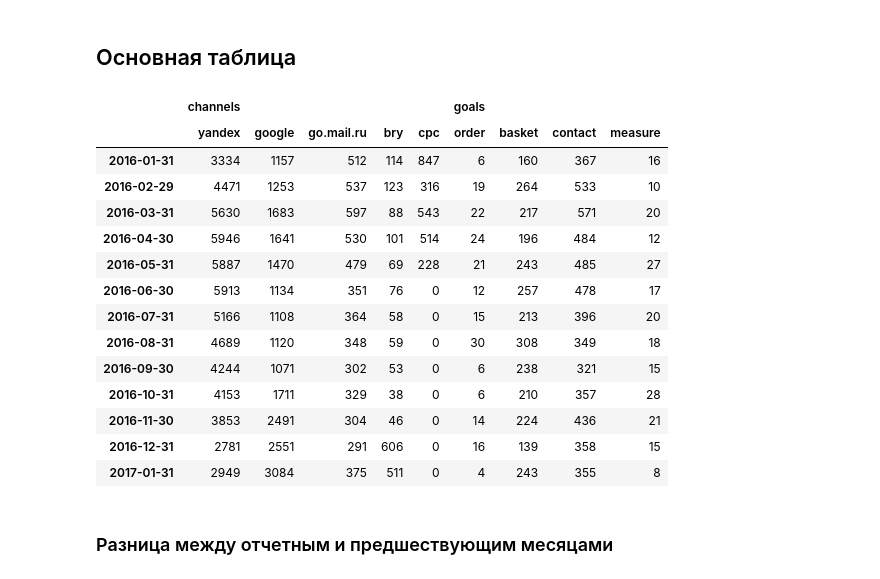
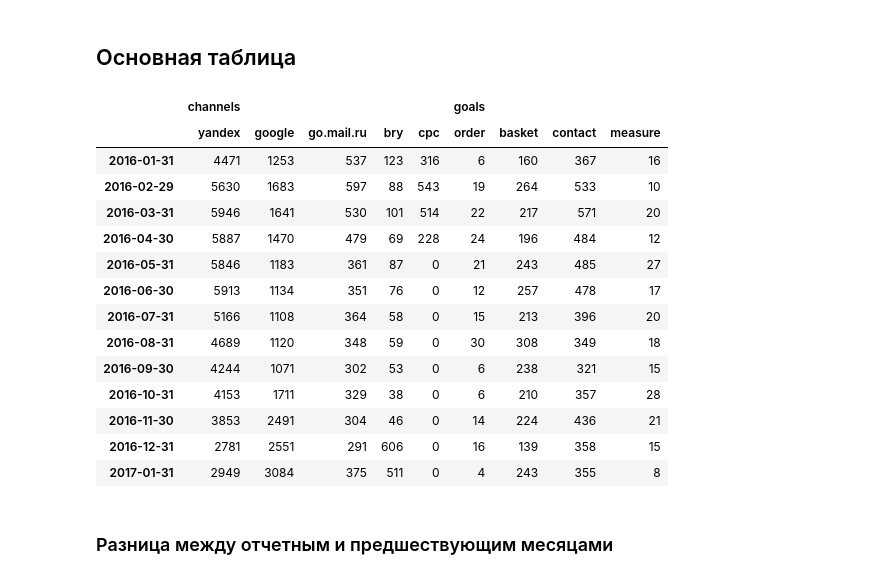
Before and after one commit to robosnob/took-took.ru, a Jupyter notebook: Reports/Took-Took.ru.ipynb, the cells around one changed output. Saved outputs shown, nothing was run; the diff lists cells and outputs as text; code cells hidden in the pictures.

Commit message:
update report table

```diff
--- a/Reports/Took-Took.ru.ipynb
+++ b/Reports/Took-Took.ru.ipynb
@@ -26,24 +26,24 @@ prev_month = curr_month - offset
 'January 2017'
 # %% [markdown]
 <h2>Основная таблица</h2>
-# %%
-report
-# %% [output]
-|  | channels |  |  |  |  | goals |  |  |  |
-|  | yandex | google | go.mail.ru | bry | cpc | order | basket | contact | measure |
-| 2016-01-31 | 3334 | 1157 | 512 | 114 | 847 | 6 | 160 | 367 | 16 |
-| 2016-02-29 | 4471 | 1253 | 537 | 123 | 316 | 19 | 264 | 533 | 10 |
-| 2016-03-31 | 5630 | 1683 | 597 | 88 | 543 | 22 | 217 | 571 | 20 |
-| 2016-04-30 | 5946 | 1641 | 530 | 101 | 514 | 24 | 196 | 484 | 12 |
-| 2016-05-31 | 5887 | 1470 | 479 | 69 | 228 | 21 | 243 | 485 | 27 |
-| 2016-06-30 | 5913 | 1134 | 351 | 76 | 0 | 12 | 257 | 478 | 17 |
-| 2016-07-31 | 5166 | 1108 | 364 | 58 | 0 | 15 | 213 | 396 | 20 |
-| 2016-08-31 | 4689 | 1120 | 348 | 59 | 0 | 30 | 308 | 349 | 18 |
-| 2016-09-30 | 4244 | 1071 | 302 | 53 | 0 | 6 | 238 | 321 | 15 |
-| 2016-10-31 | 4153 | 1711 | 329 | 38 | 0 | 6 | 210 | 357 | 28 |
-| 2016-11-30 | 3853 | 2491 | 304 | 46 | 0 | 14 | 224 | 436 | 21 |
-| 2016-12-31 | 2781 | 2551 | 291 | 606 | 0 | 16 | 139 | 358 | 15 |
-| 2017-01-31 | 2949 | 3084 | 375 | 511 | 0 | 4 | 243 | 355 | 8 |
+# %%
+report['2016':'2017'] # данные за 2016-2017
+# %% [output]
+|  | channels |  |  |  |  | goals |  |  |  |
+|  | yandex | google | go.mail.ru | bry | cpc | order | basket | contact | measure |
+| 2016-01-31 | 4471 | 1253 | 537 | 123 | 316 | 6 | 160 | 367 | 16 |
+| 2016-02-29 | 5630 | 1683 | 597 | 88 | 543 | 19 | 264 | 533 | 10 |
+| 2016-03-31 | 5946 | 1641 | 530 | 101 | 514 | 22 | 217 | 571 | 20 |
+| 2016-04-30 | 5887 | 1470 | 479 | 69 | 228 | 24 | 196 | 484 | 12 |
+| 2016-05-31 | 5846 | 1183 | 361 | 87 | 0 | 21 | 243 | 485 | 27 |
+| 2016-06-30 | 5913 | 1134 | 351 | 76 | 0 | 12 | 257 | 478 | 17 |
+| 2016-07-31 | 5166 | 1108 | 364 | 58 | 0 | 15 | 213 | 396 | 20 |
+| 2016-08-31 | 4689 | 1120 | 348 | 59 | 0 | 30 | 308 | 349 | 18 |
+| 2016-09-30 | 4244 | 1071 | 302 | 53 | 0 | 6 | 238 | 321 | 15 |
+| 2016-10-31 | 4153 | 1711 | 329 | 38 | 0 | 6 | 210 | 357 | 28 |
+| 2016-11-30 | 3853 | 2491 | 304 | 46 | 0 | 14 | 224 | 436 | 21 |
+| 2016-12-31 | 2781 | 2551 | 291 | 606 | 0 | 16 | 139 | 358 | 15 |
+| 2017-01-31 | 2949 | 3084 | 375 | 511 | 0 | 4 | 243 | 355 | 8 |
 # %% [markdown]
 <h3>Разница между отчетным и предшествующим месяцами</h3>
 # %%
```
